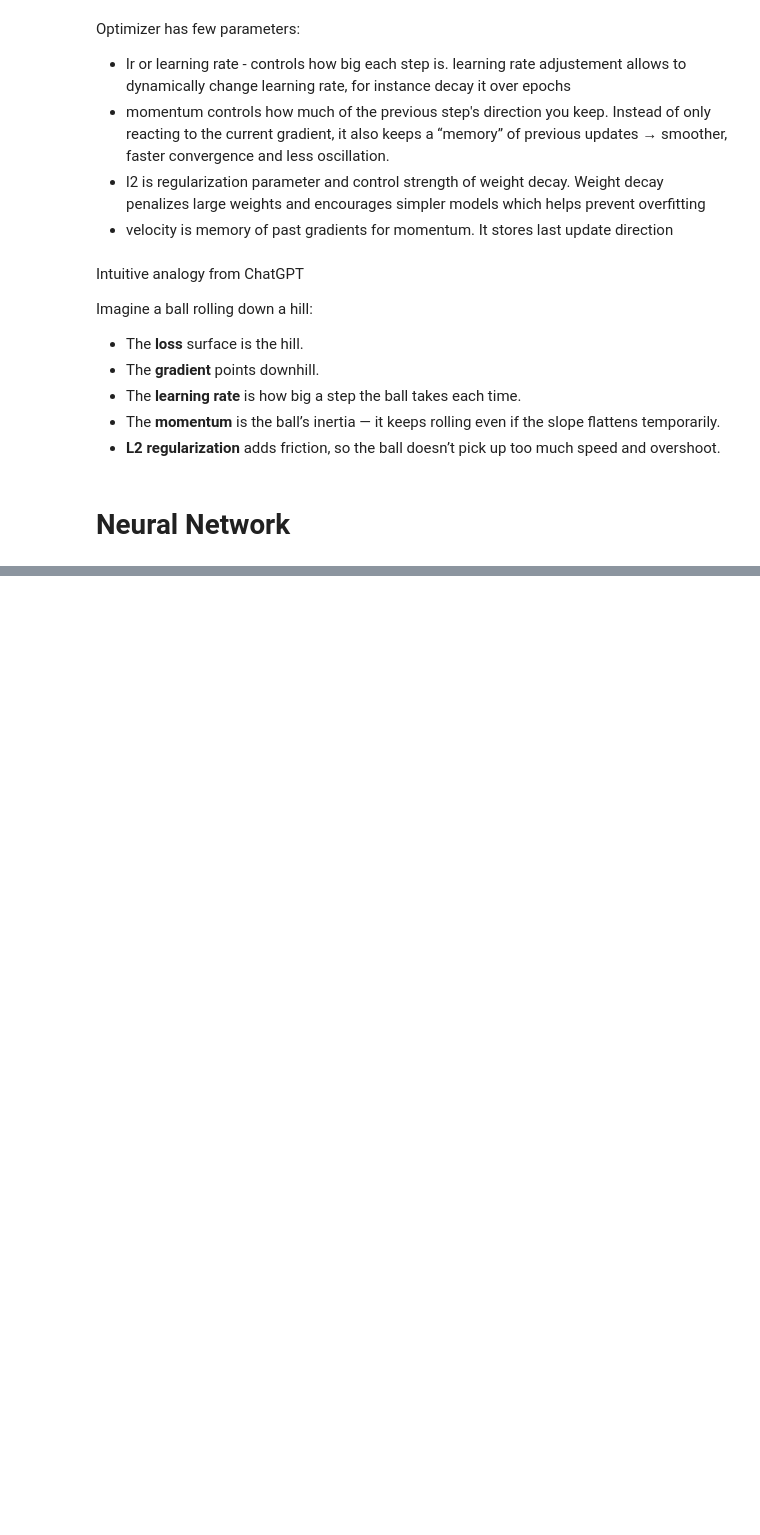
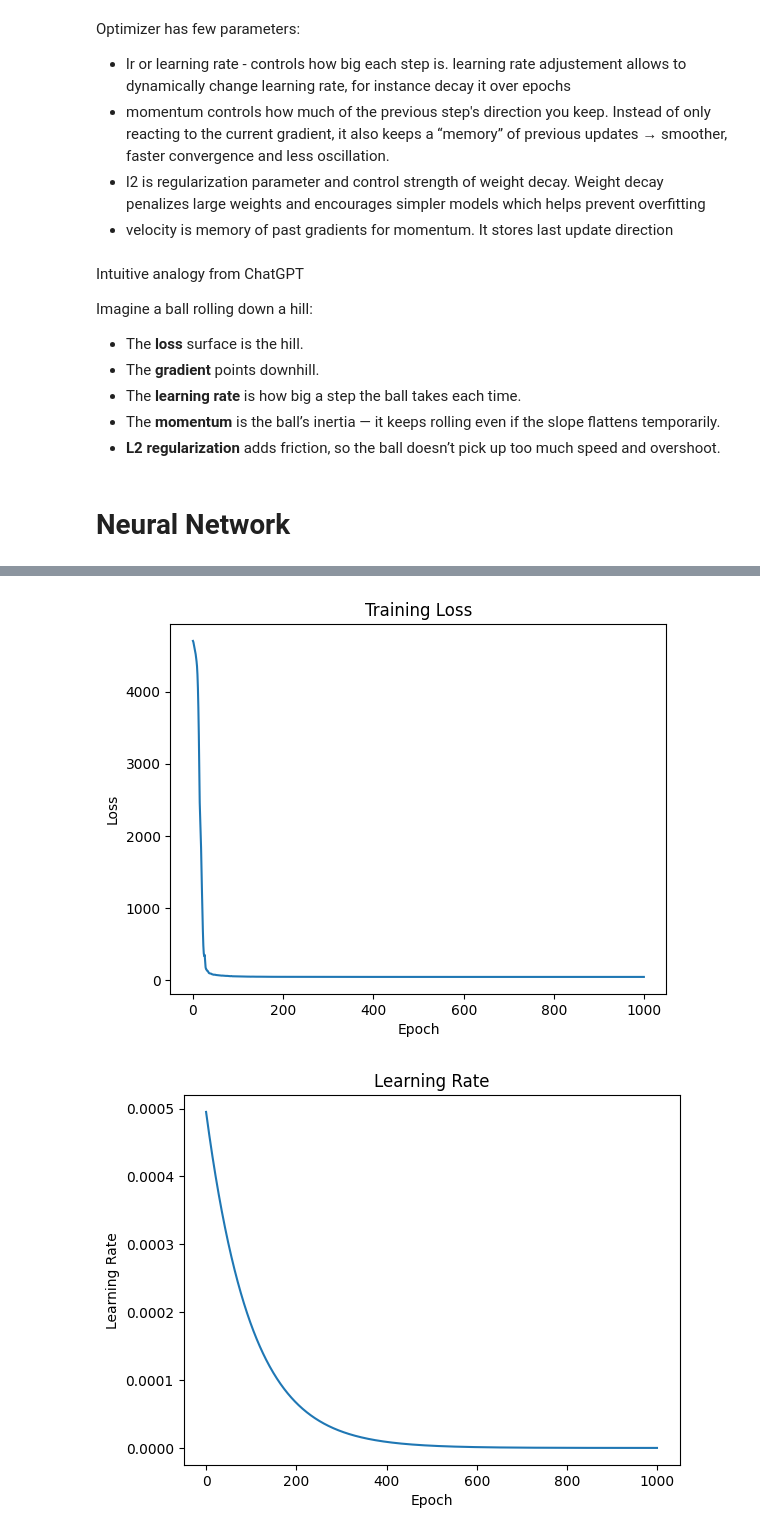
Before and after one commit to KirSobolev/Deep-Learning, a Jupyter notebook: ex_X/nn_with_numpy.ipynb, the cells around one changed output, grey strips where cells are left out. Drawn from its saved outputs; the diff is of its cells as text; code cells hidden in the pictures; blank space fills up the shorter version.

```diff
--- a/ex_X/nn_with_numpy.ipynb
+++ b/ex_X/nn_with_numpy.ipynb
@@ -439,0 +533,5 @@ class NeuralNetwork:
+# %%
+nn.plot_learning_rate_and_loss()
+# %% [output]
+[figure, added]
+[figure, added]
```
Also changed, not shown: parts of 11 cells of this notebook.
